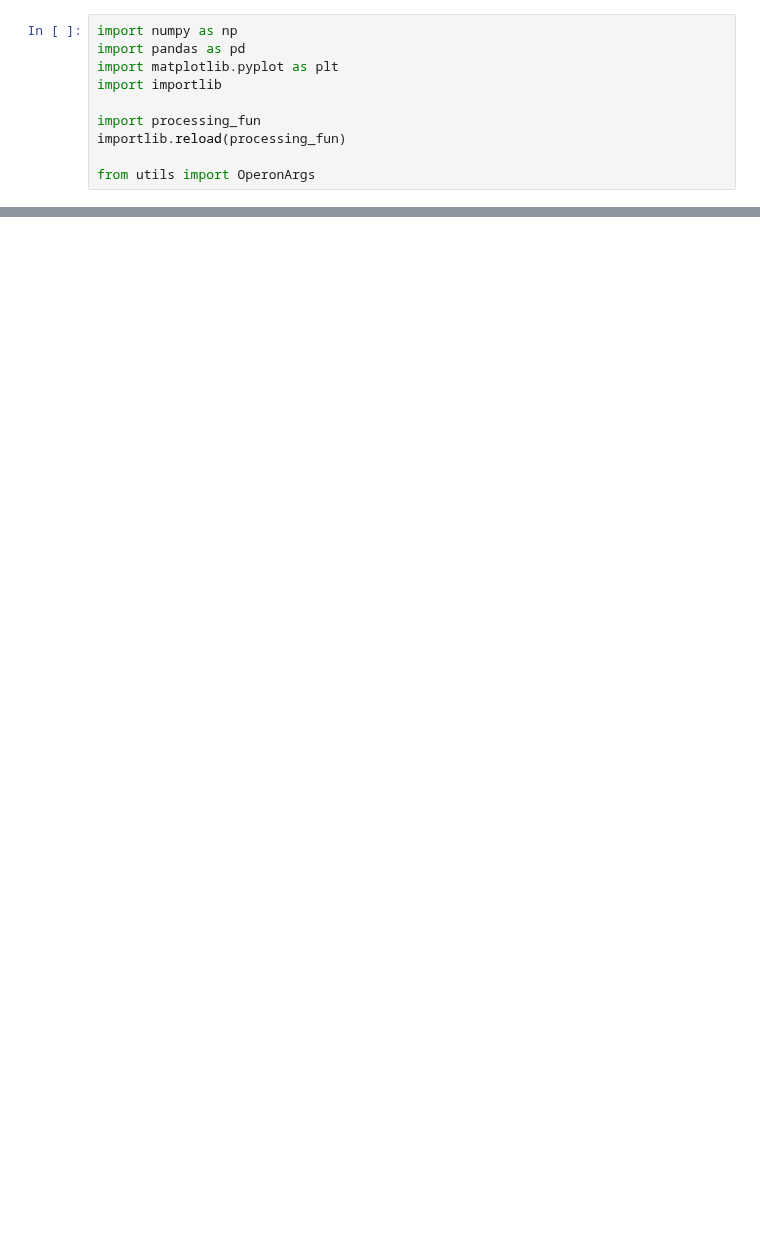
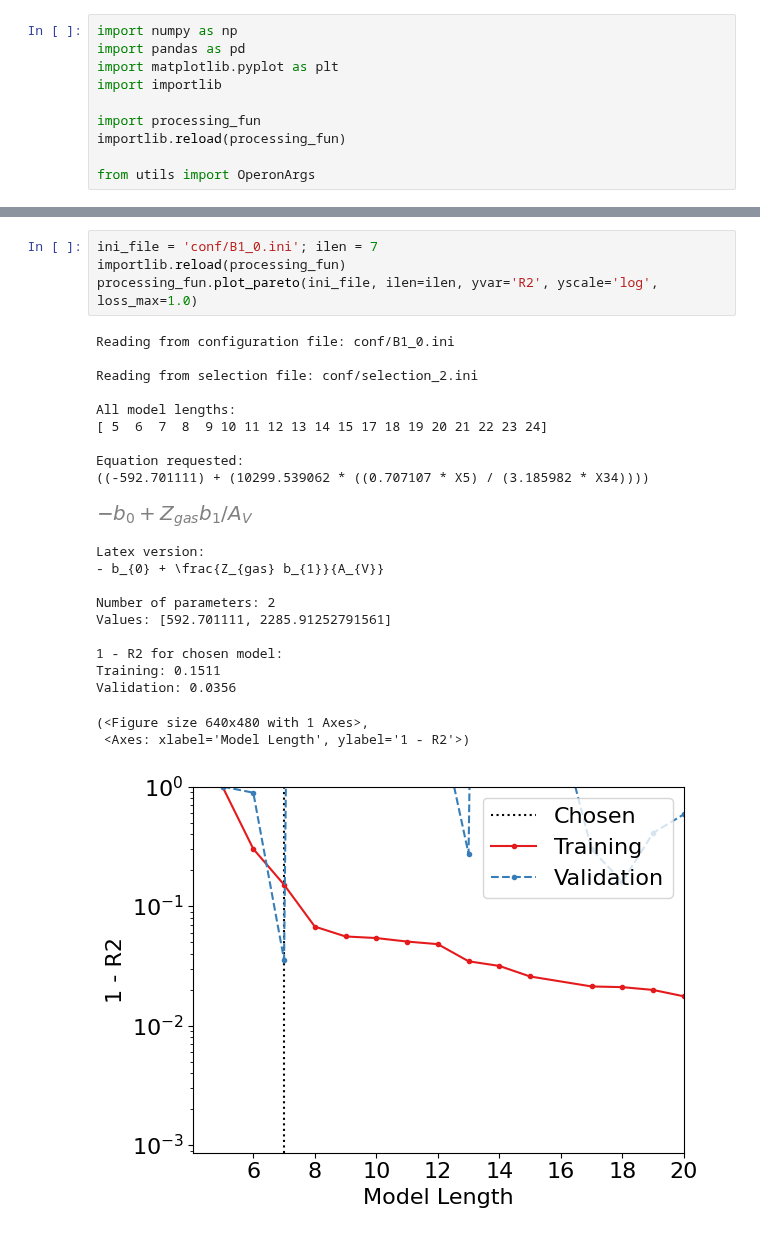
Before and after one commit to maho3/iob-attenuation, a Jupyter notebook: gal_props/gal_prop_results.ipynb, the cells around one changed output, grey strips where cells are left out. Saved outputs shown, nothing was run; the diff lists cells and outputs as text; blank space fills up the shorter version.

```diff
--- a/gal_props/gal_prop_results.ipynb
+++ b/gal_props/gal_prop_results.ipynb
@@ -105,0 +110,27 @@ Input columns: Index(['logMstar[logMsun]', 'logMgas[logMsun]', 'SFR[Msun/yr]',
+# %%
+ini_file = 'conf/B1_0.ini'; ilen = 7
+importlib.reload(processing_fun)
+processing_fun.plot_pareto(ini_file, ilen=ilen, yvar='R2', yscale='log', loss_max=1.0)
+# %% [output]
+Reading from configuration file: conf/B1_0.ini
+
+Reading from selection file: conf/selection_2.ini
+
+All model lengths:
+[ 5  6  7  8  9 10 11 12 13 14 15 17 18 19 20 21 22 23 24]
+
+Equation requested:
+((-592.701111) + (10299.539062 * ((0.707107 * X5) / (3.185982 * X34))))
+[figure, added]
+Latex version:
+- b_{0} + \frac{Z_{gas} b_{1}}{A_{V}}
+
+Number of parameters: 2
+Values: [592.701111, 2285.91252791561]
+
+1 - R2 for chosen model:
+Training: 0.1511
+Validation: 0.0356
+(<Figure size 640x480 with 1 Axes>,
+ <Axes: xlabel='Model Length', ylabel='1 - R2'>)
+[figure, added]
```
Also changed, not shown: parts of 18 cells of this notebook, 14 other files.
